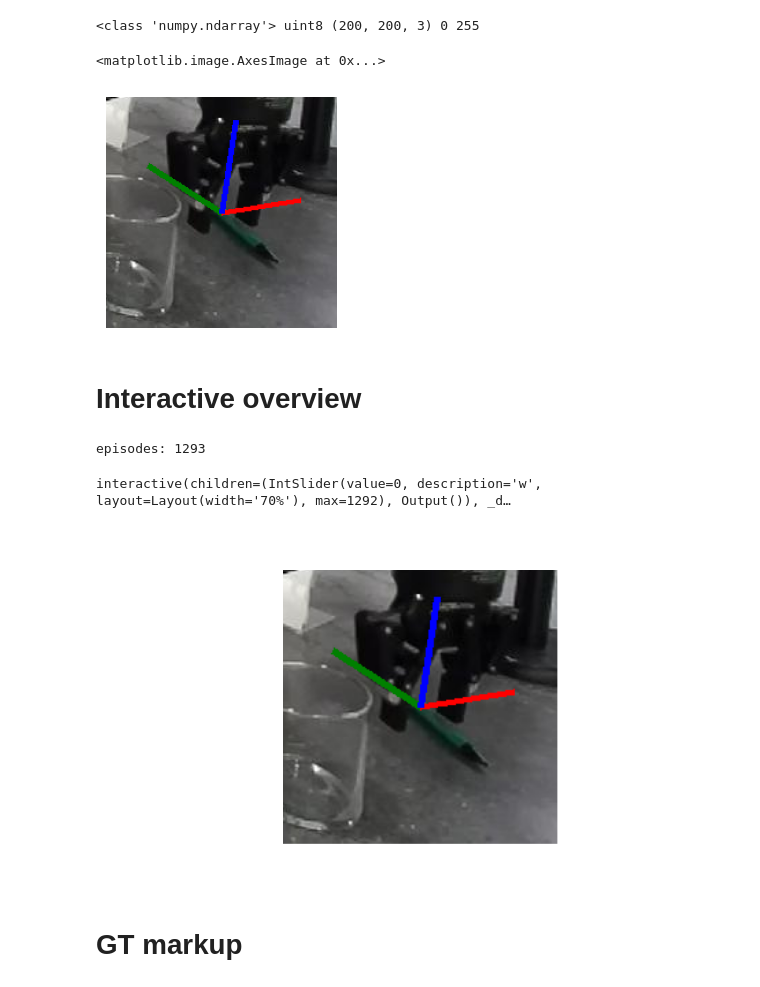
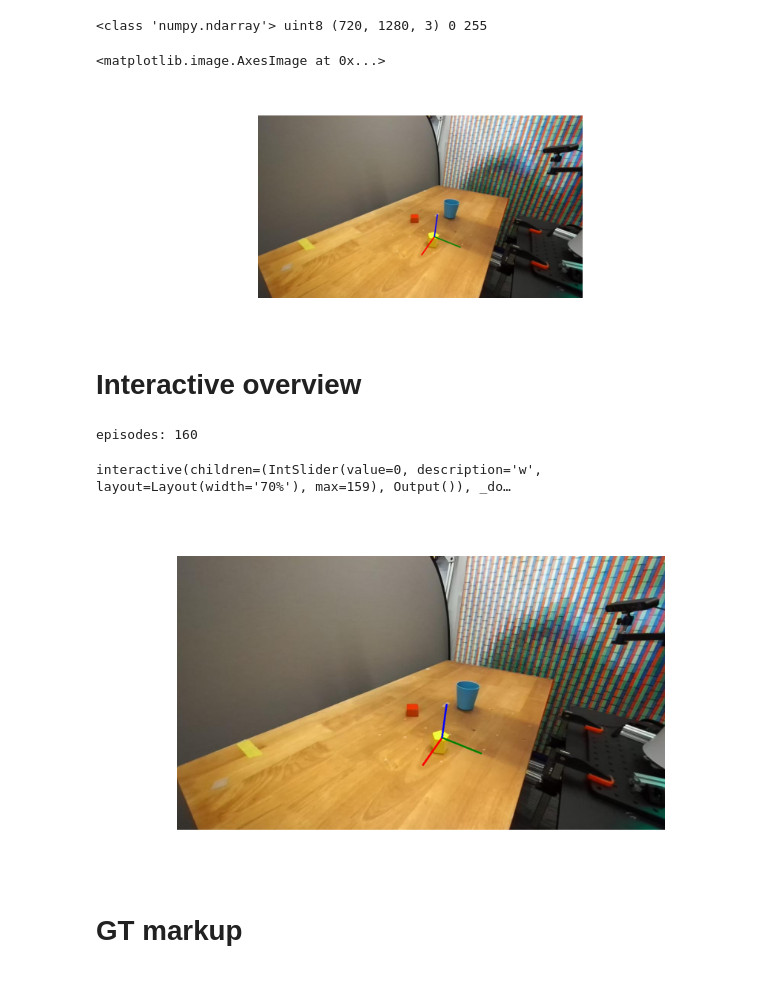
Before and after one commit to maximelianos/python-example-droid-dataset, a Jupyter notebook: test_real.ipynb, the cells around one changed output. Saved outputs shown, nothing was run; the diff lists cells and outputs as text; code cells hidden in the pictures.

```diff
--- a/test_real.ipynb
+++ b/test_real.ipynb
@@ -14,8 +14,9 @@ imginfo = lambda img: print(type(img), img.dtype, img.shape, img.min(), img.max(
 # Load DROID or simulation data
 
 #data_path = Path("data/clevr-act-8-clevr-rt")
-data_path = Path("data/export-real-1of5-checked")
-#data_path = Path("data/export_large")
+#data_path = Path("data/clevr-act-6-var-cam/dataset")
+#data_path = Path("data/export-real-1of5-checked")
+data_path = Path("data/export-real-yellow-block-v2")
 with open(data_path / "_annotations.all.jsonl", "r") as f:
     lines = [line.strip() for line in f.readlines()]
 # %%
@@ -90,10 +91,9 @@ def load_episode(idx: int):
     camera_extrinsic = np.array(info["camera_extrinsic"][0]) # (3, 4)
     # possible keys: obj_start_pose, obj_end_pose, tcp_start_pose, robot_pose
     obj_start_pose = np.array(info["obj_start_pose"][0]) # [x y z qw qx qy qz]
-    obj_start_t, obj_start_rot = extract_extrinsics(obj_start_pose)
 
-    # possible keys: image, image_grip, image_depth
-    image = cv2.imread(data_path / info["image_grip"])[:,:,::-1]
+    # available keys: image, image_grip, image_depth
+    image = cv2.imread(data_path / info["image"])[:,:,::-1]
 
     # Caption
     caption = info["action_text"]
@@ -102,6 +102,8 @@ def load_episode(idx: int):
     camera_proj = camera_intrinsic @ camera_extrinsic # (3, 3) x (3, 4), pinhole included in extrinsic
 
     # Robot = [tx ty tz + qw qx qy qz]
+    print(obj_start_pose)
+    obj_start_t, obj_start_rot = extract_extrinsics(obj_start_pose)
     robot_transform = camera_to_world(obj_start_t, obj_start_rot) # [4, 4]
 
     # Empirical correction
@@ -143,7 +147,7 @@ def pad_crop(image: np.ndarray, x: float, y: float, crop_size: int) -> np.ndarra
     crop = _padded[y - crop_size: y + crop_size, x - crop_size: x + crop_size, :]
     return crop
 
-def show_pose(image, total_transform) -> np.ndarray:
+def show_pose(image, total_transform, make_crop) -> np.ndarray:
     """
     Draw the coordinate frame into each image.
 
@@ -166,46 +170,49 @@ def show_pose(image, total_transform) -> np.ndarray:
 
     # Define points
     dist = 0.1
     c = np.array([0, 0, 0])
     x = np.array([dist, 0, 0])
     y = np.array([0, dist, 0])
     z = np.array([0, 0, dist])
 
     # Project from object space to image 2D space
     c = project(c, total_transform) # [x y]
     x = project(x, total_transform)
     y = project(y, total_transform)
     z = project(z, total_transform)
 
     # Draw axis lines
     im = Image.fromarray(image)
     draw = ImageDraw.Draw(im)
     draw.line((c[0], c[1], x[0], x[1]), fill="red", width=5)
     draw.line((c[0], c[1], y[0], y[1]), fill="green", width=5)
     draw.line((c[0], c[1], z[0], z[1]), fill="blue", width=5)
 
     # convert image back to numpy and crop
     # https://www.pythoninformer.com/python-libraries/numpy/image-operations/
     pose_image = np.asarray(im)
-    crop_size = 100
-    crop = pad_crop(pose_image, c[0], c[1], crop_size)
-    return crop
+    if not make_crop:
+        return pose_image
+    else:
+        crop_size = 100
+        crop = pad_crop(pose_image, c[0], c[1], crop_size)
+        return crop
 
-plot = show_pose(image, total_transform)
+plot = show_pose(image, total_transform, make_crop=False)
 imginfo(plot)
-fig, ax = plt.subplots(1, figsize=(3,3))
+fig, ax = plt.subplots(1, figsize=(8,3))
 ax.set_axis_off()
 ax.imshow(plot)
 # %% [output]
-<class 'numpy.ndarray'> uint8 (200, 200, 3) 0 255
+<class 'numpy.ndarray'> uint8 (720, 1280, 3) 0 255
 <matplotlib.image.AxesImage at 0x...>
-[figure, old version]
+[figure, new version]
 # %% [markdown]
 # Interactive overview
 # %%
 print("episodes:", len(lines))
 # %% [output]
-episodes: 1293
+episodes: 160
 # %%
 %matplotlib widget
 from ipywidgets import widgets, Layout, interact
@@ -220,7 +227,7 @@ def update(w: int):
     total_transform, image, caption = load_episode(w)
 
     # draw coordinate frame
-    image_m = show_pose(image, total_transform)
+    image_m = show_pose(image, total_transform, make_crop=False)
 
     # print episode caption
     print(caption)
@@ -232,7 +239,7 @@ def update(w: int):
         line.set_data(image_m)
     fig.canvas.draw_idle()
 
-image_width, image_height = int(1280/3*2), int(720/3*2) # display size
+image_width, image_height = int(1280/3*2), int(720/3*2) # 1280 x 720
 dpi = 100
 figsize = (image_width / dpi, image_height / dpi)
 fig, ax = plt.subplots(1, figsize=figsize, dpi=dpi)
@@ -244,8 +251,8 @@ slider_w = widgets.IntSlider(
 interact(update, w=slider_w)
 pass
 # %% [output]
-interactive(children=(IntSlider(value=0, description='w', layout=Layout(width='70%'), max=1292), Output()), _d…
+interactive(children=(IntSlider(value=0, description='w', layout=Layout(width='70%'), max=159), Output()), _do…
-[figure, old version]
+[figure, new version]
 # %% [markdown]
 # GT markup
 # %%
```
Also changed, not shown: parts of 2 cells of this notebook, 4 other files.
